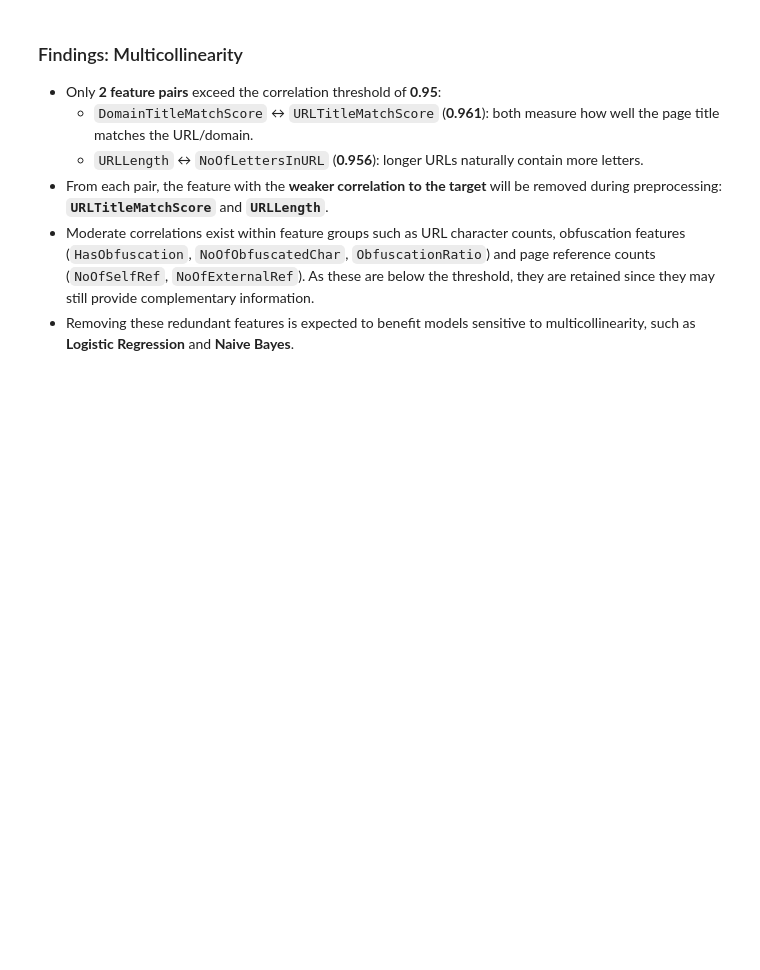
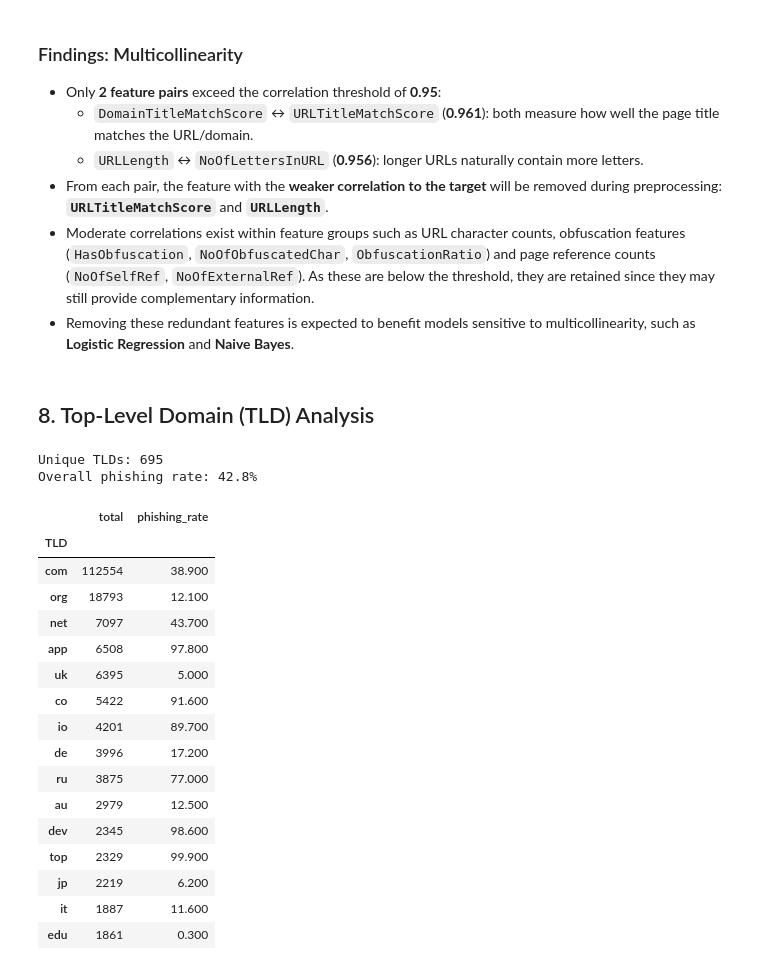
Before and after one commit to imansharinda-ux/DetectIt-ml, a Jupyter notebook: notebooks/01_eda.ipynb, the cells around one changed output. Drawn from its saved outputs; the diff is of its cells as text; code cells hidden in the pictures; blank space fills up the shorter version.

Commit message:
feat: add TLD analysis and EDA summary with preprocessing plan

```diff
--- a/notebooks/01_eda.ipynb
+++ b/notebooks/01_eda.ipynb
@@ -373,3 +373,38 @@ pd.DataFrame({
 - From each pair, the feature with the **weaker correlation to the target** will be removed during preprocessing: **`URLTitleMatchScore`** and **`URLLength`**.
 - Moderate correlations exist within feature groups such as URL character counts, obfuscation features (`HasObfuscation`, `NoOfObfuscatedChar`, `ObfuscationRatio`) and page reference counts (`NoOfSelfRef`, `NoOfExternalRef`). As these are below the threshold, they are retained since they may still provide complementary information.
 - Removing these redundant features is expected to benefit models sensitive to multicollinearity, such as **Logistic Regression** and **Naive Bayes**.
+# %% [markdown]
+## 8. Top-Level Domain (TLD) Analysis
+# %%
+tld_stats = df.assign(is_phishing=df["label"].eq(0)).groupby("TLD").agg(
+    total=("is_phishing", "size"),
+    phishing_rate=("is_phishing", "mean"),
+)
+tld_stats["phishing_rate"] *= 100
+overall_phishing_rate = df["label"].eq(0).mean() * 100
+
+top_tlds = tld_stats.sort_values("total", ascending=False).head(15)
+
+print(f"Unique TLDs: {df['TLD'].nunique()}")
+print(f"Overall phishing rate: {overall_phishing_rate:.1f}%")
+top_tlds.round(1)
+# %% [output]
+Unique TLDs: 695
+Overall phishing rate: 42.8%
+|  | total | phishing_rate |
+| TLD |  |  |
+| com | 112554 | 38.900 |
+| org | 18793 | 12.100 |
+| net | 7097 | 43.700 |
+| app | 6508 | 97.800 |
+| uk | 6395 | 5.000 |
+| co | 5422 | 91.600 |
+| io | 4201 | 89.700 |
+| de | 3996 | 17.200 |
+| ru | 3875 | 77.000 |
+| au | 2979 | 12.500 |
+| dev | 2345 | 98.600 |
+| top | 2329 | 99.900 |
+| jp | 2219 | 6.200 |
+| it | 1887 | 11.600 |
+| edu | 1861 | 0.300 |
```
Also changed, not shown: parts of 4 cells of this notebook, 1 other file.
